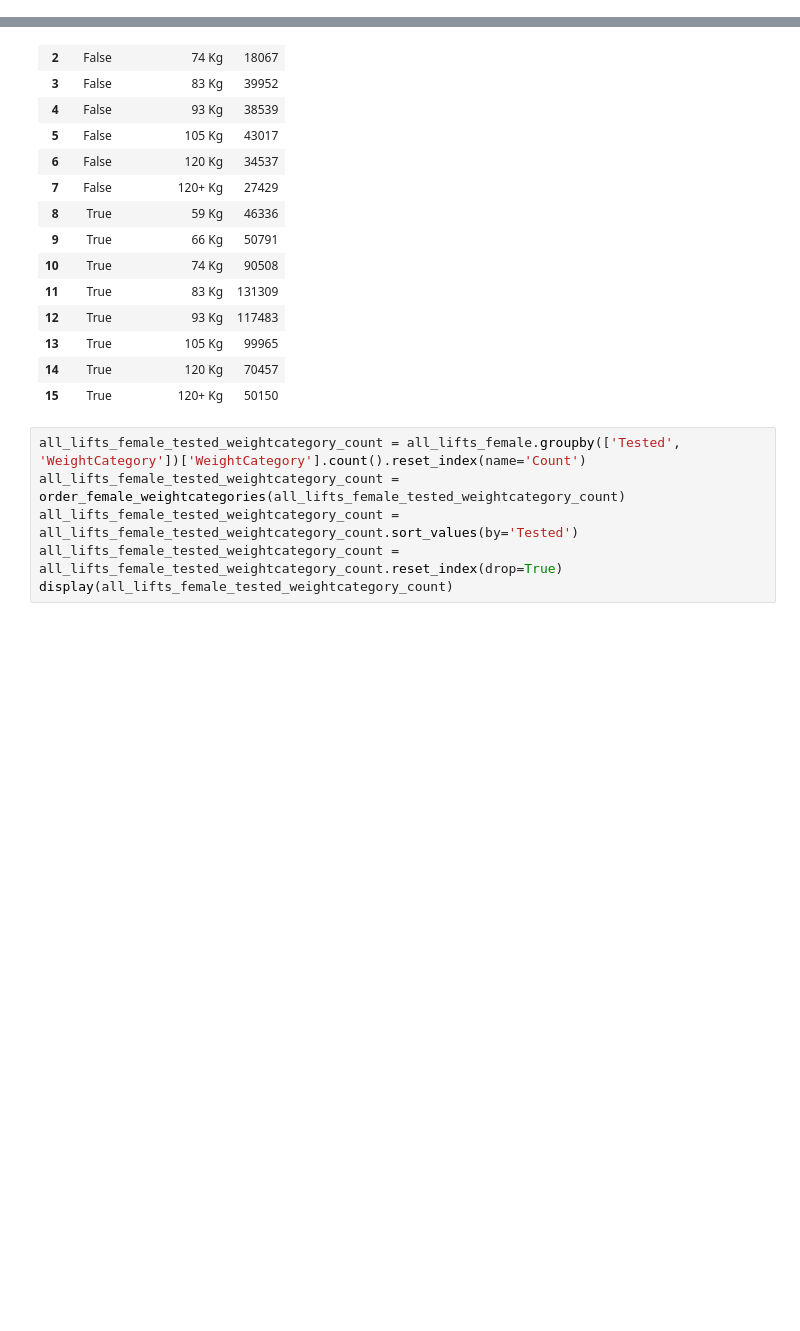
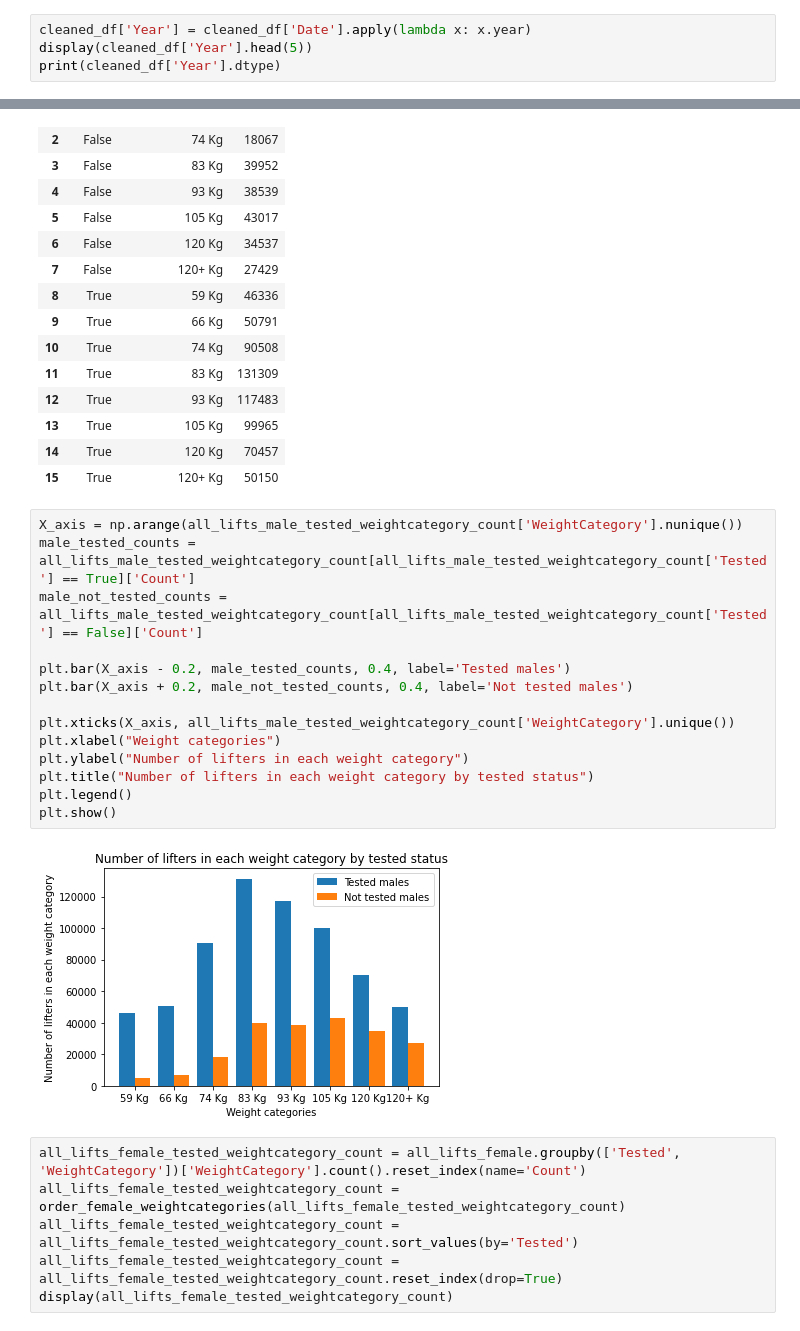
Before and after one commit to kim-jason/PowerliftingDataset, a Jupyter notebook: Powerlifting_Data_Science_Project.ipynb, the cells around one changed output, grey strips where cells are left out. Drawn from its saved outputs; the diff is of its cells as text; blank space fills up the shorter version.

Commit message:
Visualizations equipment

```diff
--- a/Powerlifting_Data_Science_Project.ipynb
+++ b/Powerlifting_Data_Science_Project.ipynb
@@ -769,0 +775,4 @@ display(cleaned_df)
+# %%
+cleaned_df['Year'] = cleaned_df['Date'].apply(lambda x: x.year)
+display(cleaned_df['Year'].head(5))
+print(cleaned_df['Year'].dtype)
@@ -1714,6 +1736,22 @@ display(all_lifts_male_tested_weightcategory_count)
 | 13 | True | 105 Kg | 99965 |
 | 14 | True | 120 Kg | 70457 |
 | 15 | True | 120+ Kg | 50150 |
+# %%
+X_axis = np.arange(all_lifts_male_tested_weightcategory_count['WeightCategory'].nunique())
+male_tested_counts = all_lifts_male_tested_weightcategory_count[all_lifts_male_tested_weightcategory_count['Tested'] == True]['Count']
+male_not_tested_counts = all_lifts_male_tested_weightcategory_count[all_lifts_male_tested_weightcategory_count['Tested'] == False]['Count']
+
+plt.bar(X_axis - 0.2, male_tested_counts, 0.4, label='Tested males')
+plt.bar(X_axis + 0.2, male_not_tested_counts, 0.4, label='Not tested males')
+
+plt.xticks(X_axis, all_lifts_male_tested_weightcategory_count['WeightCategory'].unique())
+plt.xlabel("Weight categories")
+plt.ylabel("Number of lifters in each weight category")
+plt.title("Number of lifters in each weight category by tested status")
+plt.legend()
+plt.show()
+# %% [output]
+[figure, added]
 # %%
 all_lifts_female_tested_weightcategory_count = all_lifts_female.groupby(['Tested', 'WeightCategory'])['WeightCategory'].count().reset_index(name='Count')
 all_lifts_female_tested_weightcategory_count = order_female_weightcategories(all_lifts_female_tested_weightcategory_count)
```
Also changed, not shown: parts of 16 cells of this notebook.
